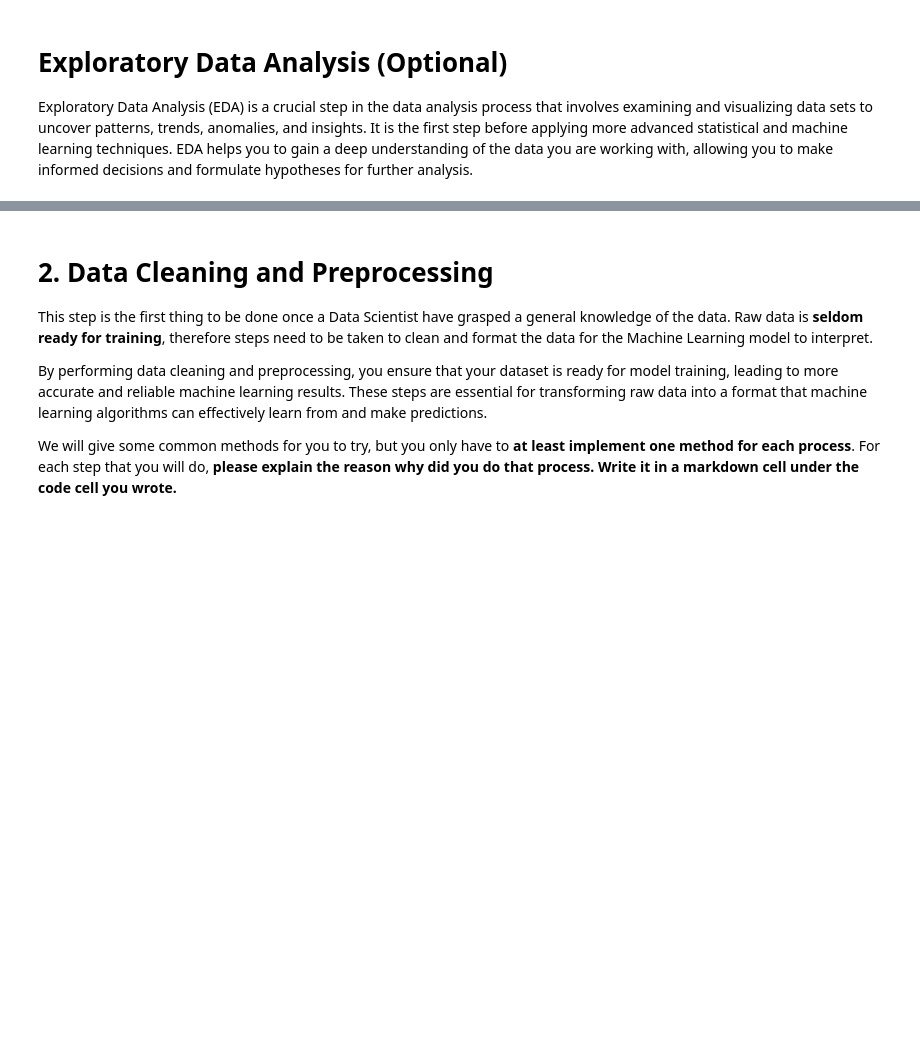
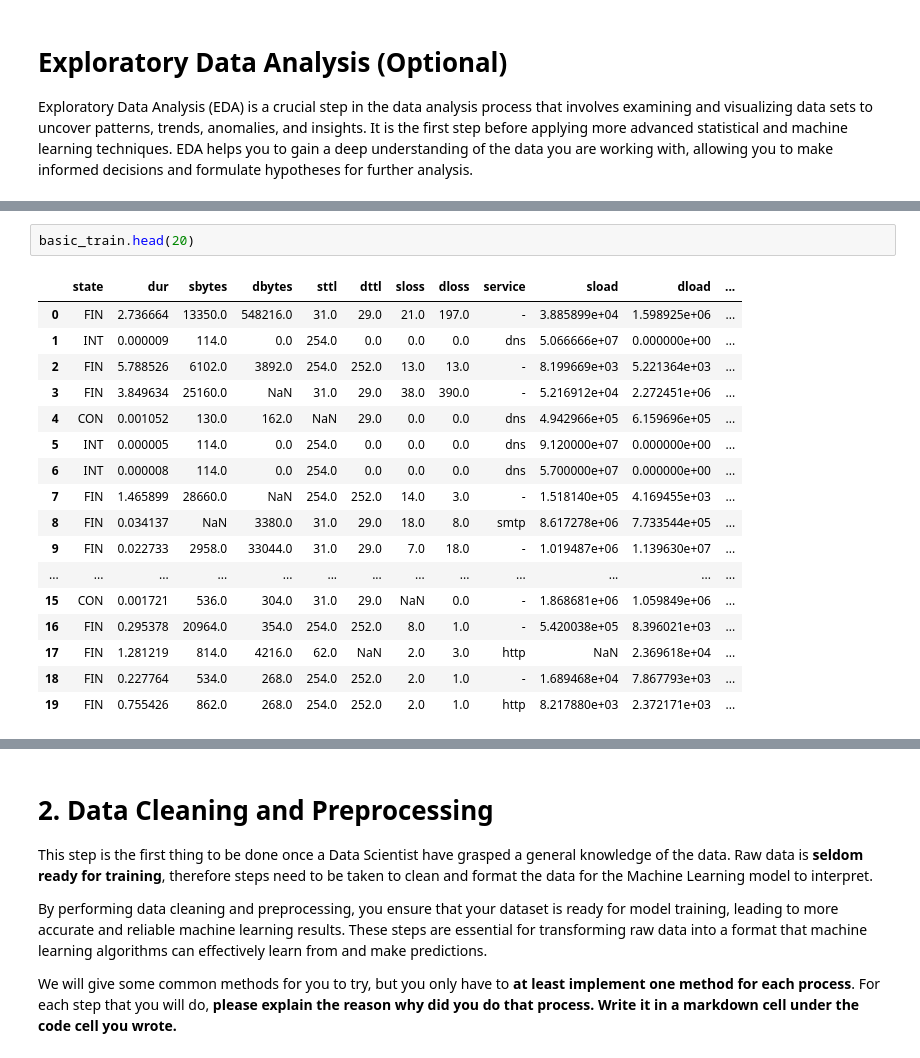
Before and after one commit to HaydarChan/Tubes2_IF3170_LearningTinCan, a Jupyter notebook: src/Learning_Tin_Can.ipynb, the cells around one changed output, grey strips where cells are left out. Drawn from its saved outputs; the diff is of its cells as text; blank space fills up the shorter version.

```diff
--- a/src/Learning_Tin_Can.ipynb
+++ b/src/Learning_Tin_Can.ipynb
@@ -32,0 +97,20 @@ Exploratory Data Analysis (EDA) is a crucial step in the data analysis process t
+# %%
+basic_train.head(20)
+# %% [output]
+|  | state | dur | sbytes | dbytes | sttl | dttl | sloss | dloss | service | sload | dload | ... |
+| 0 | FIN | 2.736664 | 13350.0 | 548216.0 | 31.0 | 29.0 | 21.0 | 197.0 | - | 3.885899e+04 | 1.598925e+06 | ... |
+| 1 | INT | 0.000009 | 114.0 | 0.0 | 254.0 | 0.0 | 0.0 | 0.0 | dns | 5.066666e+07 | 0.000000e+00 | ... |
+| 2 | FIN | 5.788526 | 6102.0 | 3892.0 | 254.0 | 252.0 | 13.0 | 13.0 | - | 8.199669e+03 | 5.221364e+03 | ... |
+| 3 | FIN | 3.849634 | 25160.0 | NaN | 31.0 | 29.0 | 38.0 | 390.0 | - | 5.216912e+04 | 2.272451e+06 | ... |
+| 4 | CON | 0.001052 | 130.0 | 162.0 | NaN | 29.0 | 0.0 | 0.0 | dns | 4.942966e+05 | 6.159696e+05 | ... |
+| 5 | INT | 0.000005 | 114.0 | 0.0 | 254.0 | 0.0 | 0.0 | 0.0 | dns | 9.120000e+07 | 0.000000e+00 | ... |
+| 6 | INT | 0.000008 | 114.0 | 0.0 | 254.0 | 0.0 | 0.0 | 0.0 | dns | 5.700000e+07 | 0.000000e+00 | ... |
+| 7 | FIN | 1.465899 | 28660.0 | NaN | 254.0 | 252.0 | 14.0 | 3.0 | - | 1.518140e+05 | 4.169455e+03 | ... |
+| 8 | FIN | 0.034137 | NaN | 3380.0 | 31.0 | 29.0 | 18.0 | 8.0 | smtp | 8.617278e+06 | 7.733544e+05 | ... |
+| 9 | FIN | 0.022733 | 2958.0 | 33044.0 | 31.0 | 29.0 | 7.0 | 18.0 | - | 1.019487e+06 | 1.139630e+07 | ... |
+| ... | ... | ... | ... | ... | ... | ... | ... | ... | ... | ... | ... | ... |
+| 15 | CON | 0.001721 | 536.0 | 304.0 | 31.0 | 29.0 | NaN | 0.0 | - | 1.868681e+06 | 1.059849e+06 | ... |
+| 16 | FIN | 0.295378 | 20964.0 | 354.0 | 254.0 | 252.0 | 8.0 | 1.0 | - | 5.420038e+05 | 8.396021e+03 | ... |
+| 17 | FIN | 1.281219 | 814.0 | 4216.0 | 62.0 | NaN | 2.0 | 3.0 | http | NaN | 2.369618e+04 | ... |
+| 18 | FIN | 0.227764 | 534.0 | 268.0 | 254.0 | 252.0 | 2.0 | 1.0 | - | 1.689468e+04 | 7.867793e+03 | ... |
+| 19 | FIN | 0.755426 | 862.0 | 268.0 | 254.0 | 252.0 | 2.0 | 1.0 | http | 8.217880e+03 | 2.372171e+03 | ... |
```
Also changed, not shown: parts of 84 cells of this notebook, 1 other file.
